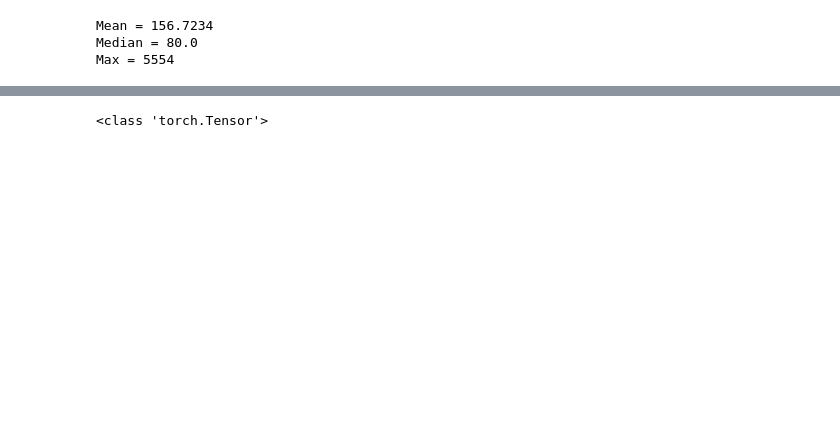
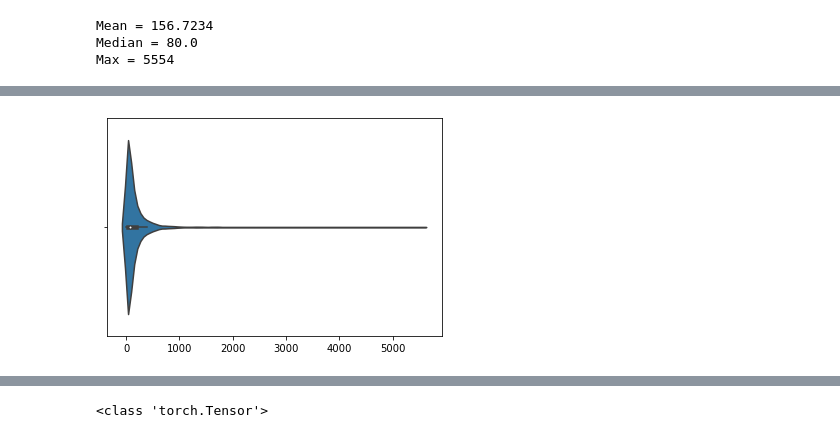
Before and after one commit to Amapocho/Code-Search, a Jupyter notebook: CodeSearch.ipynb, the cells around one changed output, grey strips where cells are left out. Drawn from its saved outputs; the diff is of its cells as text; code cells hidden in the pictures; blank space fills up the shorter version.

```diff
--- a/CodeSearch.ipynb
+++ b/CodeSearch.ipynb
@@ -191 +207,7 @@ Max = 5554
+# %%
+import seaborn as sns
+
+ax = sns.violinplot(l_code, showextrema=False)
+# %% [output]
+[figure, added]
 # %%
```
Also changed, not shown: parts of 7 cells of this notebook.
